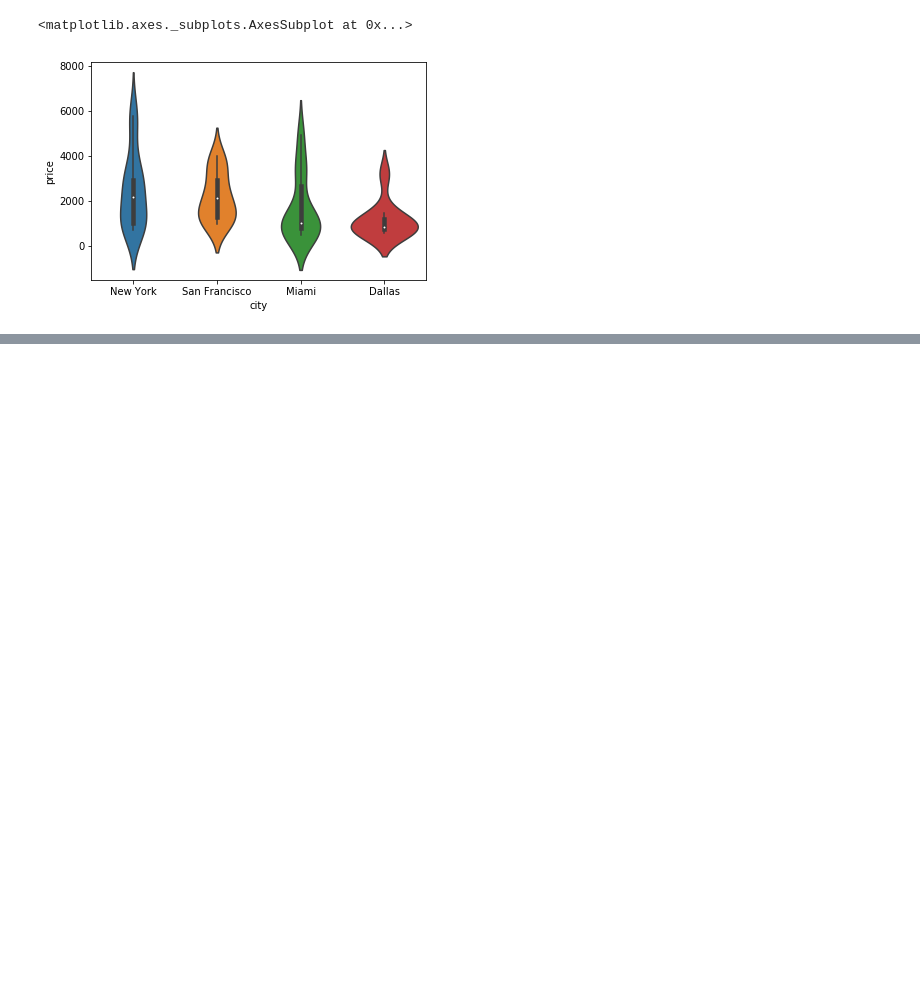
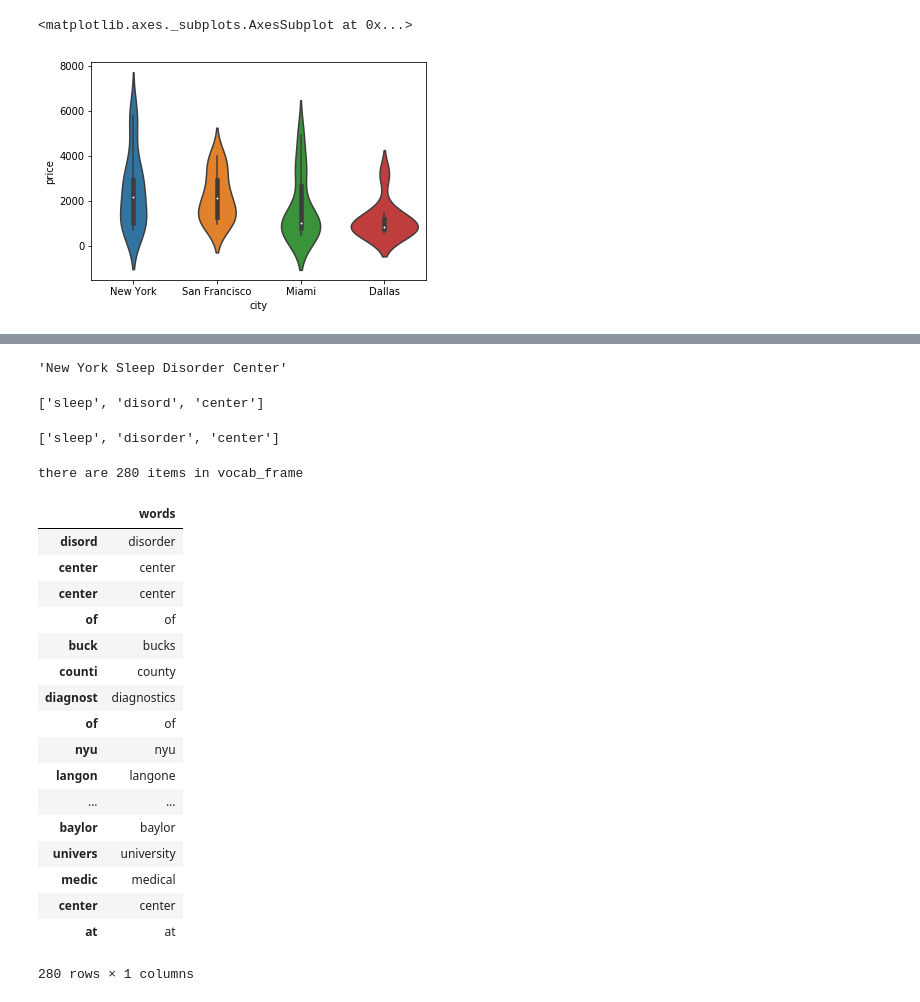
Before and after one commit to paulboal/tdwi-accelerate-2017-python, a Jupyter notebook: 01-get-sleep-prices.ipynb, the cells around one changed output, grey strips where cells are left out. Saved outputs shown, nothing was run; the diff lists cells and outputs as text; code cells hidden in the pictures; blank space fills up the shorter version.

Commit message:
adding first round of name classifier

```diff
--- a/01-get-sleep-prices.ipynb
+++ b/01-get-sleep-prices.ipynb
@@ -77,0 +110,71 @@ sns.violinplot(data=df, y='price', x='city')
+# %%
+def tokenize_and_stem(text, places):
+    # first tokenize by sentence, then by word to ensure that punctuation is caught as it's own token
+    tokens = [word for sent in nltk.sent_tokenize(text) for word in nltk.word_tokenize(sent)]
+    places = [place.lower() for place in places]
+    filtered_tokens = []
+    # filter out any tokens not containing letters (e.g., numeric tokens, raw punctuation)
+    for token in tokens:
+        if re.search('[a-zA-Z]', token) and not(token.lower() in places):
+            filtered_tokens.append(token)
+    stems = [stemmer.stem(t) for t in filtered_tokens]
+    return stems
+# %%
+def tokenize_only(text, names):
+    # first tokenize by sentence, then by word to ensure that punctuation is caught as it's own token
+    tokens = [word.lower() for sent in nltk.sent_tokenize(text) for word in nltk.word_tokenize(sent)]
+    names = [n.lower() for n in names]
+    filtered_tokens = []
+    # filter out any tokens not containing letters (e.g., numeric tokens, raw punctuation)
+    for token in tokens:
+        if re.search('[a-zA-Z]', token) and not(token.lower() in names):
+            filtered_tokens.append(token)
+    return filtered_tokens
+# %%
+df.facility[0]
+# %% [output]
+'New York Sleep Disorder Center'
+# %%
+tokenize_and_stem(df.facility[0],['New', 'York'])
+# %% [output]
+['sleep', 'disord', 'center']
+# %%
+tokenize_only(df.facility[0], ['New', 'York'])
+# %% [output]
+['sleep', 'disorder', 'center']
+# %%
+places = ['New','York','Miami','San','Francisco','Dallas','NY','FL','Florida','CA','California','TX','Texas','sleep']
+totalvocab_stemmed = []
+totalvocab_tokenized = []
+for i in df.facility:
+    allwords_stemmed = tokenize_and_stem(i, places) #for each item in 'synopses', tokenize/stem
+    totalvocab_stemmed.extend(allwords_stemmed) #extend the 'totalvocab_stemmed' list
+
+    allwords_tokenized = tokenize_only(i, places)
+    totalvocab_tokenized.extend(allwords_tokenized)
+# %%
+vocab_frame = pd.DataFrame({'words': totalvocab_tokenized}, index = totalvocab_stemmed)
+print ('there are ' + str(vocab_frame.shape[0]) + ' items in vocab_frame')
+# %% [output]
+there are 280 items in vocab_frame
+# %%
+vocab_frame
+# %% [output]
+|  | words |
+| disord | disorder |
+| center | center |
+| center | center |
+| of | of |
+| buck | bucks |
+| counti | county |
+| diagnost | diagnostics |
+| of | of |
+| nyu | nyu |
+| langon | langone |
+| ... | ... |
+| baylor | baylor |
+| univers | university |
+| medic | medical |
+| center | center |
+| at | at |
+280 rows × 1 columns
```
Also changed, not shown: parts of 9 cells of this notebook, 2 other files.
